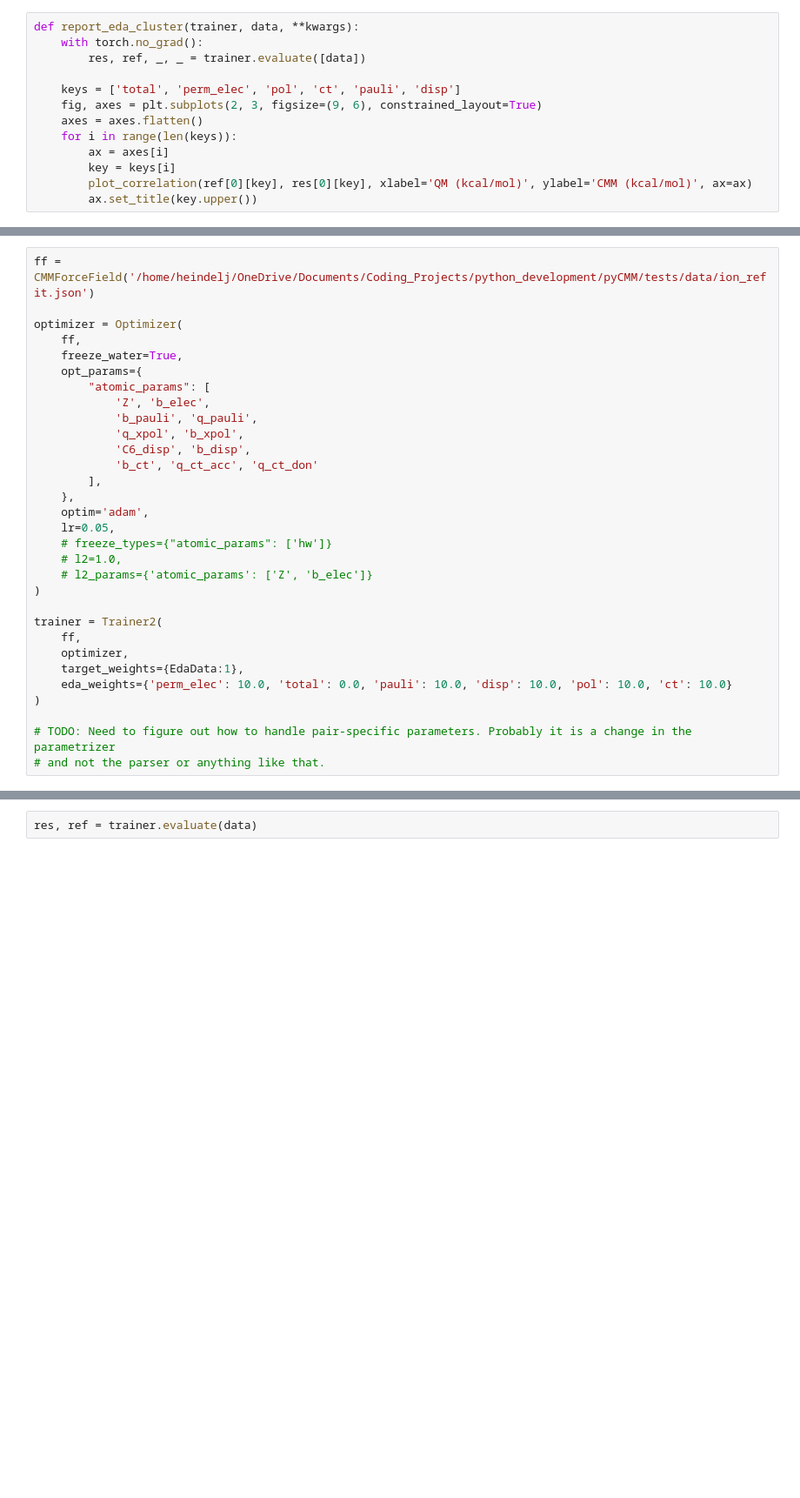
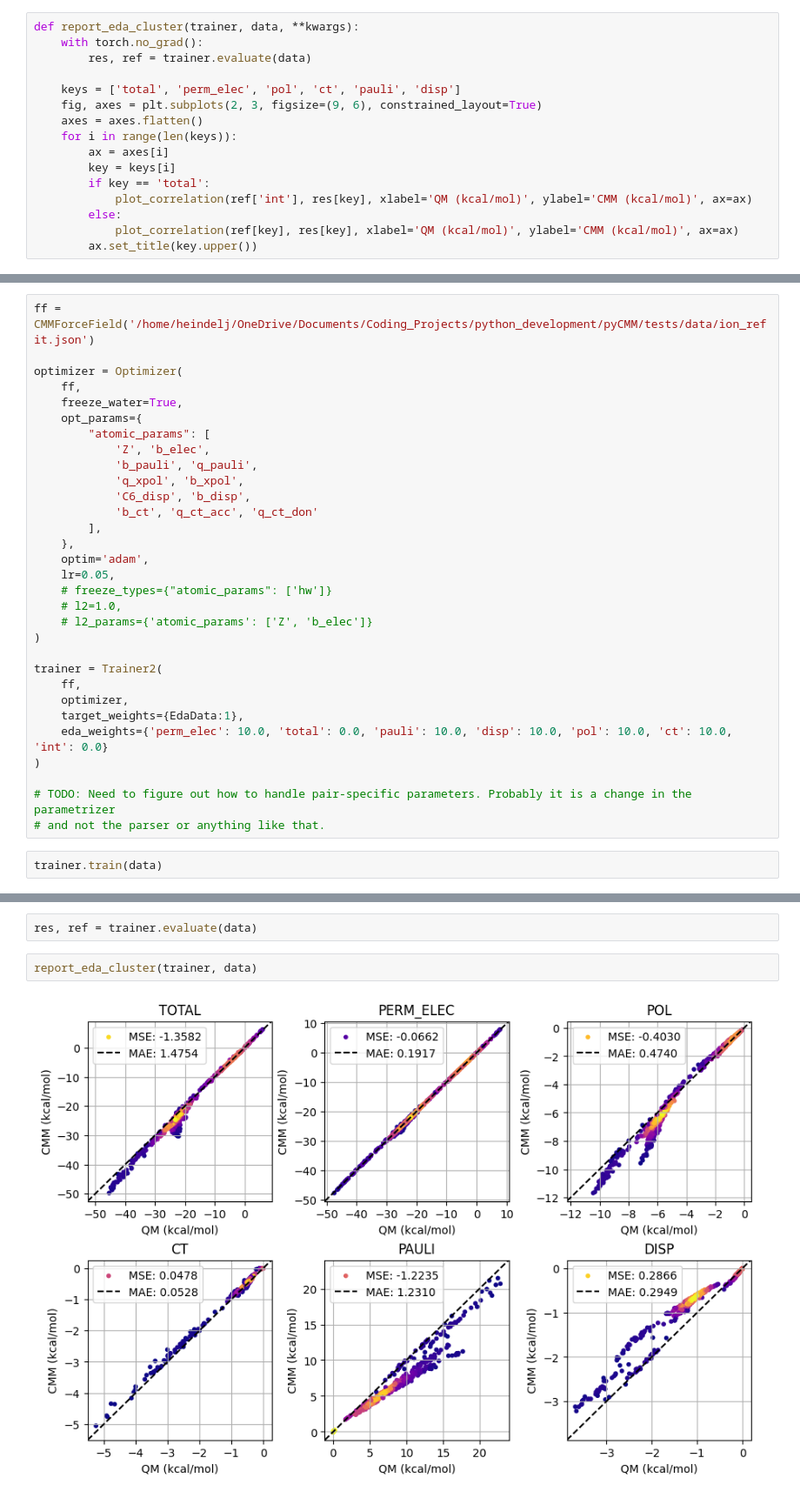
Before and after one commit to Ericwang6/pyCMM, a Jupyter notebook: notebooks/fit_ions.ipynb, the cells around one changed output, grey strips where cells are left out. Shown at 87% size. Saved outputs shown, nothing was run; the diff lists cells and outputs as text; blank space fills up the shorter version.

```diff
--- a/notebooks/fit_ions.ipynb
+++ b/notebooks/fit_ions.ipynb
@@ -30,7 +30,7 @@ na_water_csv = "/home/heindelj/research/Teresa/reactive_force_fields/reference_d
 # %%
 def report_eda_cluster(trainer, data, **kwargs):
     with torch.no_grad():
-        res, ref, _, _ = trainer.evaluate([data])
+        res, ref = trainer.evaluate(data)
 
     keys = ['total', 'perm_elec', 'pol', 'ct', 'pauli', 'disp']
     fig, axes = plt.subplots(2, 3, figsize=(9, 6), constrained_layout=True)
@@ -38,7 +38,10 @@ def report_eda_cluster(trainer, data, **kwargs):
     for i in range(len(keys)):
         ax = axes[i]
         key = keys[i]
-        plot_correlation(ref[0][key], res[0][key], xlabel='QM (kcal/mol)', ylabel='CMM (kcal/mol)', ax=ax)
+        if key == 'total':
+            plot_correlation(ref['int'], res[key], xlabel='QM (kcal/mol)', ylabel='CMM (kcal/mol)', ax=ax)
+        else:
+            plot_correlation(ref[key], res[key], xlabel='QM (kcal/mol)', ylabel='CMM (kcal/mol)', ax=ax)
         ax.set_title(key.upper())
 # %%
 @dataclass
@@ -126,8 +129,10 @@ trainer = Trainer2(
     ff,
     optimizer,
     target_weights={EdaData:1},
-    eda_weights={'perm_elec': 10.0, 'total': 0.0, 'pauli': 10.0, 'disp': 10.0, 'pol': 10.0, 'ct': 10.0}
+    eda_weights={'perm_elec': 10.0, 'total': 0.0, 'pauli': 10.0, 'disp': 10.0, 'pol': 10.0, 'ct': 10.0, 'int': 0.0}
 )
 
 # TODO: Need to figure out how to handle pair-specific parameters. Probably it is a change in the parametrizer
 # and not the parser or anything like that.
+# %%
+trainer.train(data)
@@ -134,2 +177,6 @@ trainer = Trainer2(
 # %%
 res, ref = trainer.evaluate(data)
+# %%
+report_eda_cluster(trainer, data)
+# %% [output]
+[figure, added]
```
Also changed, not shown: parts of 2 cells of this notebook, 1 other file.
